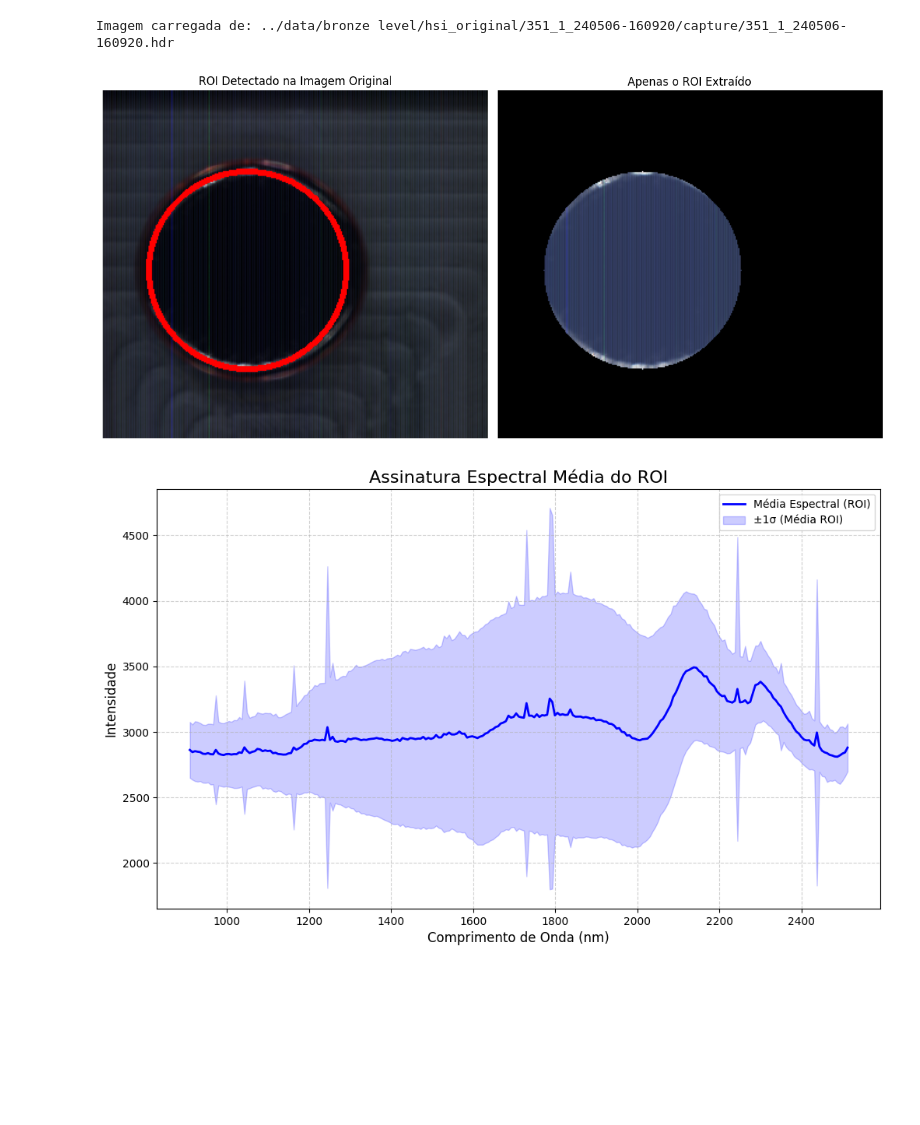
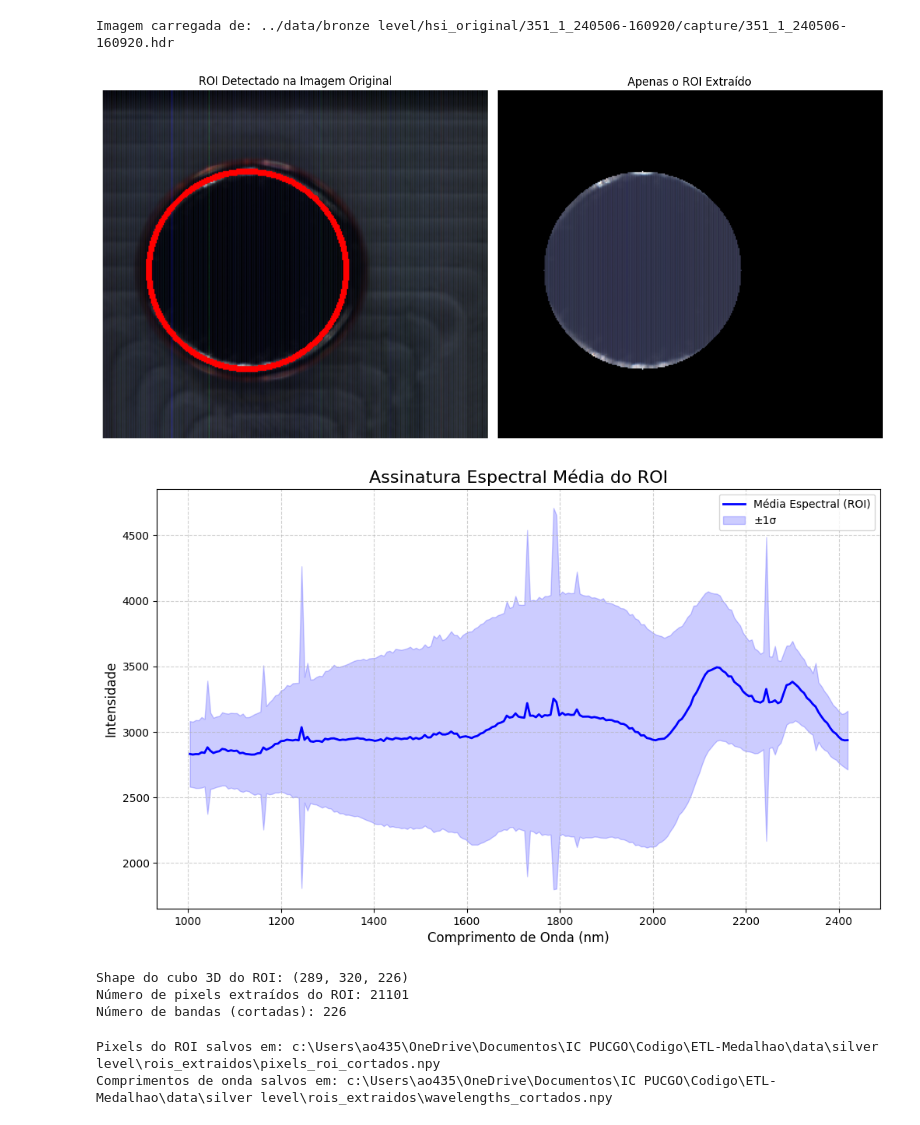
Before and after one commit to Athurgomes/HSI-Pipeline-Automation, a Jupyter notebook: notebooks/3.0-definicao_rois.ipynb, the cells around one changed output. Saved outputs shown, nothing was run; the diff lists cells and outputs as text; code cells hidden in the pictures; blank space fills up the shorter version.

Commit message:
Adição de metodos de pré processamento e atualização de lógica de seleção de ROIs, além de remoção de bandas ruidosas

```diff
--- a/notebooks/3.0-definicao_rois.ipynb
+++ b/notebooks/3.0-definicao_rois.ipynb
@@ -27,11 +28,41 @@ except FileNotFoundError:
     print(f"Arquivo não encontrado")
 # %% [output]
 Imagem carregada de: ../data/bronze level/hsi_original/351_1_240506-160920/capture/351_1_240506-160920.hdr
+# %%
+remover_bandas = 15
+img_cortada = img[:, :, remover_bandas:-remover_bandas]
+wave_cortada = img.bands.centers[remover_bandas:-remover_bandas]
 # %%
-rois, img_rgb, circulo = selecionar_rois(img)
+rois, img_rgb, circulo = selecionar_rois(img_cortada)
 plotar_comparacao_roi(rois, img_rgb, circulo)
 
-plotar_media_espectral(rois, img.bands.centers)
+plotar_media_espectral(rois, wave_cortada)
 # %% [output]
-[figure, old version]
+[figure, new version]
-[figure, old version]
+[figure, new version]
+# %%
+mask_2d = rois[:, :, 0]>0
+pixels_rois2D = rois[mask_2d]
+print(f"Shape do cubo 3D do ROI: {rois.shape}")
+print(f"Número de pixels extraídos do ROI: {pixels_rois2D.shape[0]}")
+print(f"Número de bandas (cortadas): {pixels_rois2D.shape[1]}")
+# %% [output]
+Shape do cubo 3D do ROI: (289, 320, 226)
+Número de pixels extraídos do ROI: 21101
+Número de bandas (cortadas): 226
+# %%
+
+silver_path = os.path.join(project_root, 'data', 'silver level', 'rois_extraidos')
+os.makedirs(silver_path, exist_ok=True)
+
+path_pixels_roi = os.path.join(silver_path, 'pixels_roi_cortados.npy')
+path_wavelengths = os.path.join(silver_path, 'wavelengths_cortados.npy')
+
+np.save(path_pixels_roi, pixels_rois2D)
+np.save(path_wavelengths, wave_cortada)
+
+print(f"Pixels do ROI salvos em: {path_pixels_roi}")
+print(f"Comprimentos de onda salvos em: {path_wavelengths}")
+# %% [output]
+Pixels do ROI salvos em: c:\Users\ao435\OneDrive\Documentos\IC PUCGO\Codigo\ETL-Medalhao\data\silver level\rois_extraidos\pixels_roi_cortados.npy
+Comprimentos de onda salvos em: c:\Users\ao435\OneDrive\Documentos\IC PUCGO\Codigo\ETL-Medalhao\data\silver level\rois_extraidos\wavelengths_cortados.npy
```
Also changed, not shown: parts of 1 cell of this notebook, 8 other files.
